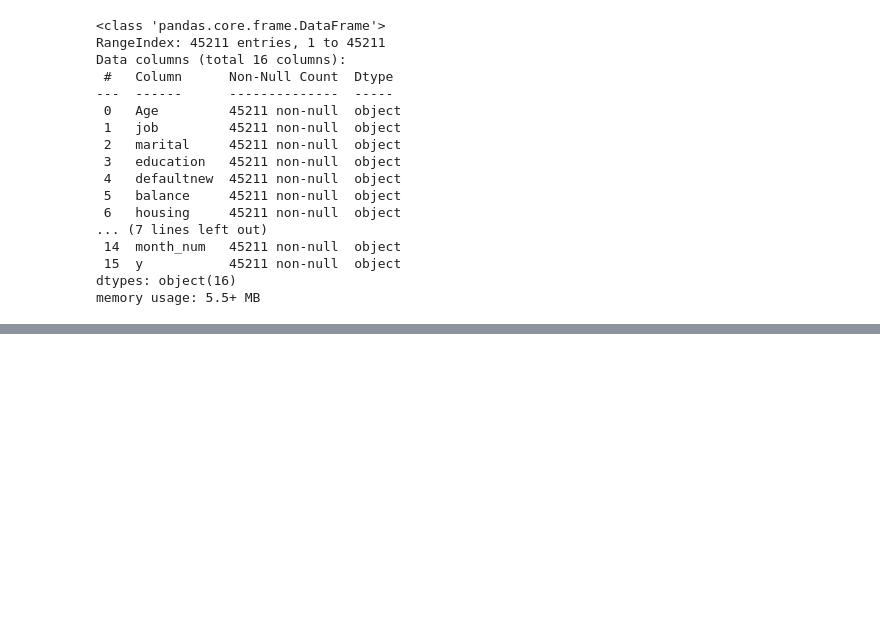
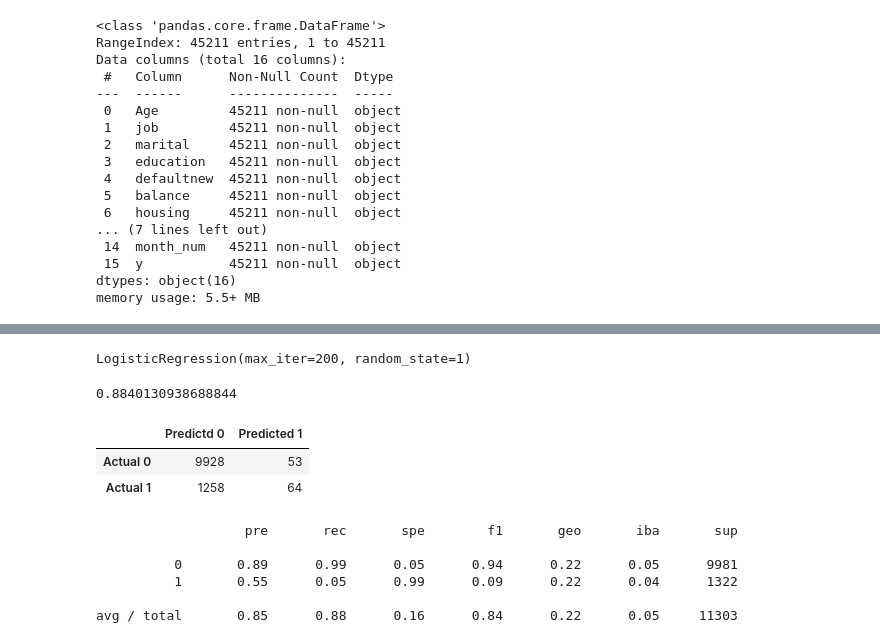
Before and after one commit to HansFeddersen/Final_project, a Jupyter notebook: Sqlite_working_code.ipynb, the cells around one changed output, grey strips where cells are left out. Cells and saved outputs as stored; diff of their text form; code cells hidden in the pictures; blank space fills up the shorter version.

Commit message:
ML models

```diff
--- a/Sqlite_working_code.ipynb
+++ b/Sqlite_working_code.ipynb
@@ -354,0 +348,57 @@ sorted(zip(rf_model.feature_importances_, X.columns), reverse=True)
+# %%
+from sklearn.model_selection import train_test_split
+
+X=df.drop(columns="y")
+
+y=df["y"]
+
+X_train, X_test, y_train, y_test=train_test_split( X,y, random_state=1, stratify=y)
+# %%
+#scale the data
+#While not strictly required for tree-based models,
+#it can be a good idea to scale the data, especially when comparing the performances of different models.
+
+from sklearn.preprocessing import StandardScaler
+scaler=StandardScaler()
+X_scaler=scaler.fit(X_train)
+X_train_scaled=X_scaler.transform(X_train)
+X_test_scaled=X_scaler.transform(X_test)
+# %%
+from sklearn.linear_model import LogisticRegression
+
+model=LogisticRegression(solver="lbfgs",max_iter=200,random_state=1)
+model.fit(X_train_scaled,y_train)
+# %% [output]
+LogisticRegression(max_iter=200, random_state=1)
+# %%
+
+y_pred=model.predict(X_test_scaled)
+# %%
+
+# Calculated the balanced accuracy score
+
+acc_score=accuracy_score(y_test,y_pred)
+acc_score
+# %% [output]
+0.8840130938688844
+# %%
+#Evaluate the model
+
+cm=confusion_matrix(y_test,y_pred)
+cm_df=pd.DataFrame(cm,index=["Actual 0","Actual 1"],columns=["Predictd 0","Predicted 1"])
+cm_df
+# %% [output]
+|  | Predictd 0 | Predicted 1 |
+| Actual 0 | 9928 | 53 |
+| Actual 1 | 1258 | 64 |
+# %%
+from imblearn.metrics import classification_report_imbalanced
+
+print(classification_report_imbalanced(y_test, y_pred))
+# %% [output]
+                   pre       rec       spe        f1       geo       iba       sup
+
+          0       0.89      0.99      0.05      0.94      0.22      0.05      9981
+          1       0.55      0.05      0.99      0.09      0.22      0.04      1322
+
+avg / total       0.85      0.88      0.16      0.84      0.22      0.05     11303
```
Also changed, not shown: parts of 26 cells of this notebook.
